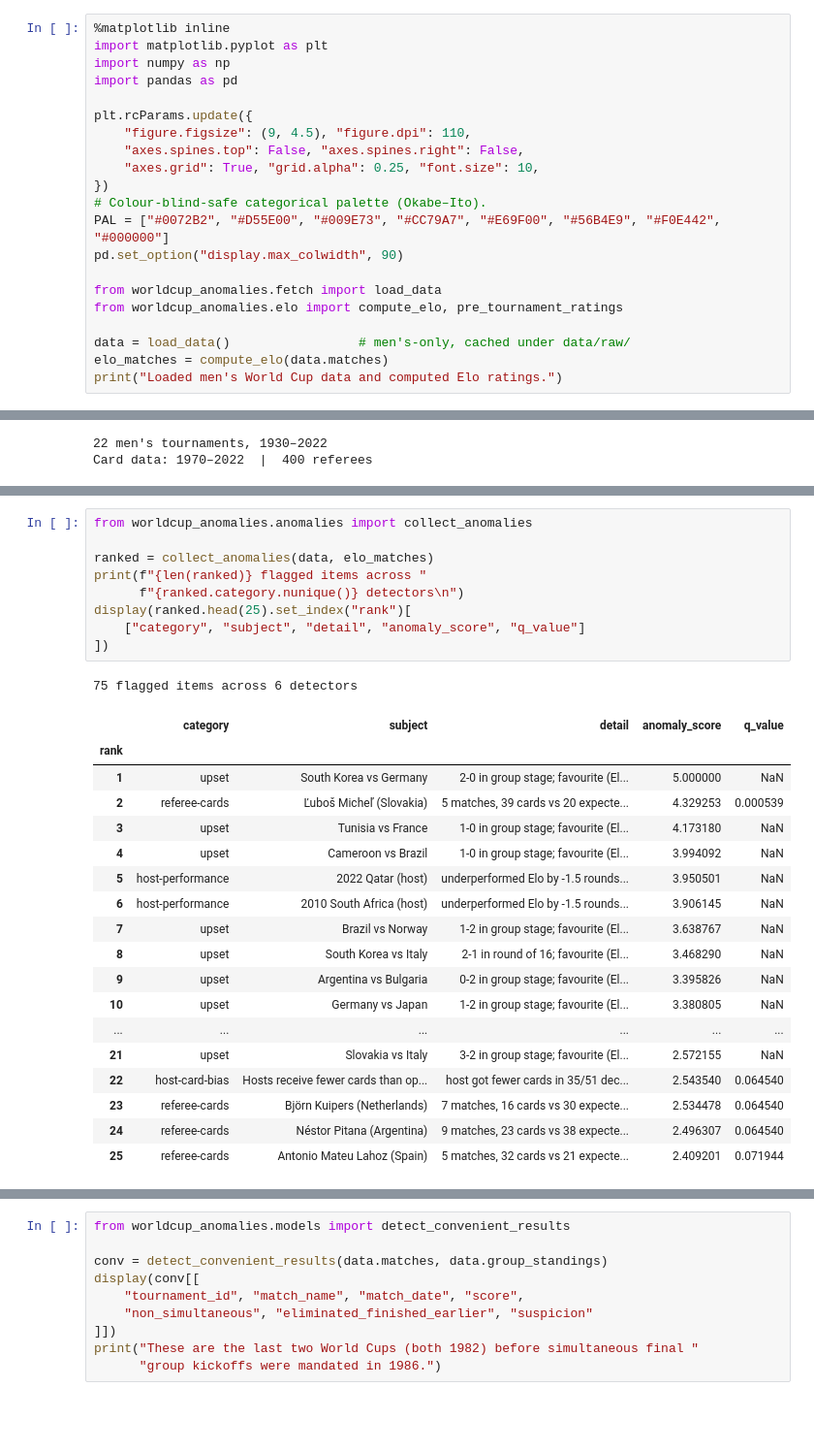
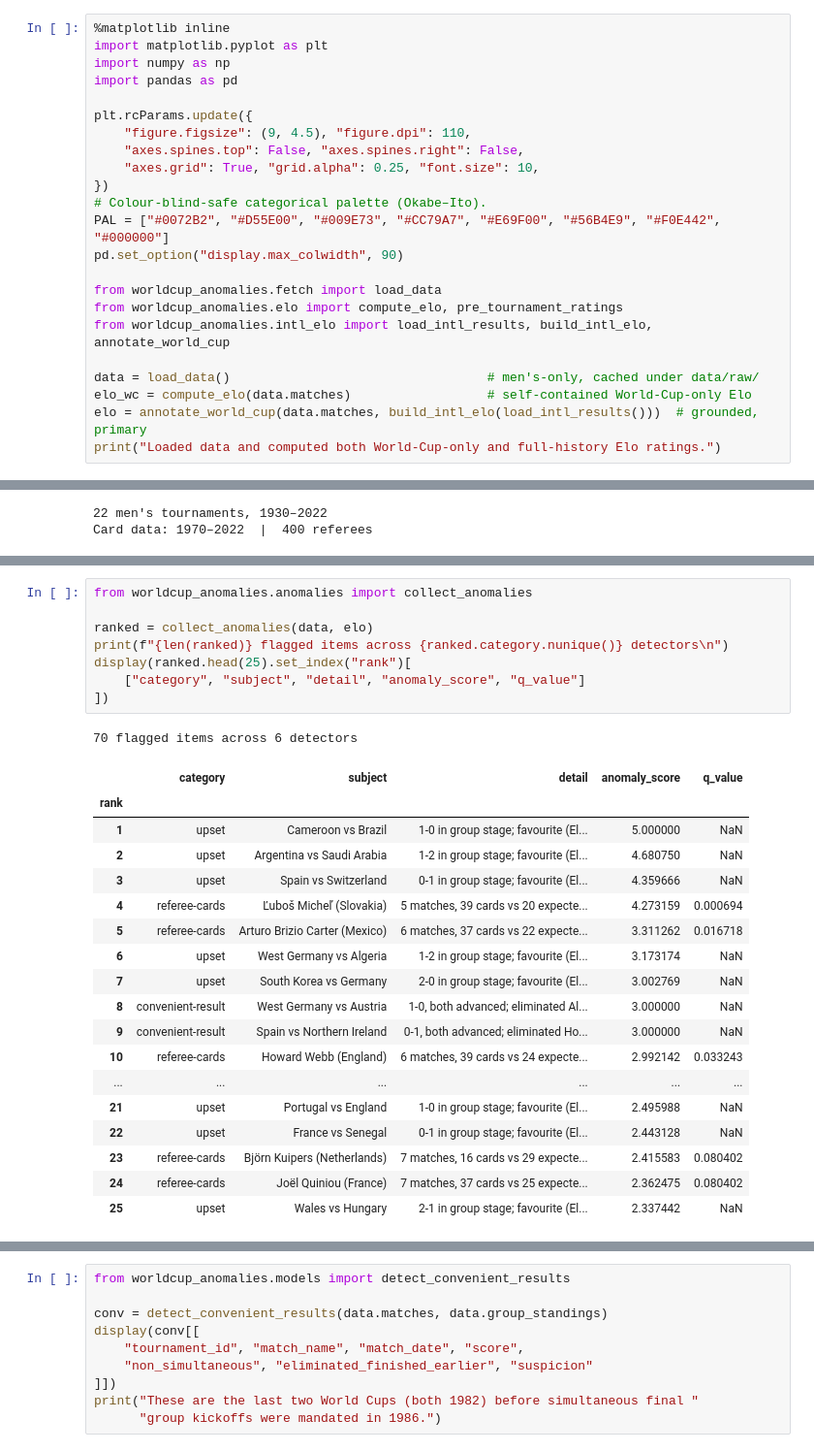
Before and after one commit to jorge-sader/worldcup-anomalies, a Jupyter notebook: notebooks/world_cup_irregularities.ipynb, the cells around one changed output, grey strips where cells are left out. Shown at 97% size. Drawn from its saved outputs; the diff is of its cells as text; blank space fills up the shorter version.

```diff
--- a/notebooks/world_cup_irregularities.ipynb
+++ b/notebooks/world_cup_irregularities.ipynb
@@ -33,8 +36,10 @@ pd.set_option("display.max_colwidth", 90)
 
 from worldcup_anomalies.fetch import load_data
 from worldcup_anomalies.elo import compute_elo, pre_tournament_ratings
+from worldcup_anomalies.intl_elo import load_intl_results, build_intl_elo, annotate_world_cup
 
-data = load_data()                 # men's-only, cached under data/raw/
-elo_matches = compute_elo(data.matches)
-print("Loaded men's World Cup data and computed Elo ratings.")
+data = load_data()                                  # men's-only, cached under data/raw/
+elo_wc = compute_elo(data.matches)                  # self-contained World-Cup-only Elo
+elo = annotate_world_cup(data.matches, build_intl_elo(load_intl_results()))  # grounded, primary
+print("Loaded data and computed both World-Cup-only and full-history Elo ratings.")
 # %% [output]
@@ -82,30 +128,29 @@ understand *why* each item was flagged.
 # %%
 from worldcup_anomalies.anomalies import collect_anomalies
 
-ranked = collect_anomalies(data, elo_matches)
-print(f"{len(ranked)} flagged items across "
-      f"{ranked.category.nunique()} detectors\n")
+ranked = collect_anomalies(data, elo)
+print(f"{len(ranked)} flagged items across {ranked.category.nunique()} detectors\n")
 display(ranked.head(25).set_index("rank")[
     ["category", "subject", "detail", "anomaly_score", "q_value"]
 ])
 # %% [output]
-75 flagged items across 6 detectors
+70 flagged items across 6 detectors
 |  | category | subject | detail | anomaly_score | q_value |
 | rank |  |  |  |  |  |
-| 1 | upset | South Korea vs Germany | 2-0 in group stage; favourite (El... | 5.000000 | NaN |
-| 2 | referee-cards | Ľuboš Micheľ (Slovakia) | 5 matches, 39 cards vs 20 expecte... | 4.329253 | 0.000539 |
-| 3 | upset | Tunisia vs France | 1-0 in group stage; favourite (El... | 4.173180 | NaN |
-| 4 | upset | Cameroon vs Brazil | 1-0 in group stage; favourite (El... | 3.994092 | NaN |
-| 5 | host-performance | 2022 Qatar (host) | underperformed Elo by -1.5 rounds... | 3.950501 | NaN |
-| 6 | host-performance | 2010 South Africa (host) | underperformed Elo by -1.5 rounds... | 3.906145 | NaN |
-| 7 | upset | Brazil vs Norway | 1-2 in group stage; favourite (El... | 3.638767 | NaN |
-| 8 | upset | South Korea vs Italy | 2-1 in round of 16; favourite (El... | 3.468290 | NaN |
-| 9 | upset | Argentina vs Bulgaria | 0-2 in group stage; favourite (El... | 3.395826 | NaN |
-| 10 | upset | Germany vs Japan | 1-2 in group stage; favourite (El... | 3.380805 | NaN |
+| 1 | upset | Cameroon vs Brazil | 1-0 in group stage; favourite (El... | 5.000000 | NaN |
+| 2 | upset | Argentina vs Saudi Arabia | 1-2 in group stage; favourite (El... | 4.680750 | NaN |
+| 3 | upset | Spain vs Switzerland | 0-1 in group stage; favourite (El... | 4.359666 | NaN |
+| 4 | referee-cards | Ľuboš Micheľ (Slovakia) | 5 matches, 39 cards vs 20 expecte... | 4.273159 | 0.000694 |
+| 5 | referee-cards | Arturo Brizio Carter (Mexico) | 6 matches, 37 cards vs 22 expecte... | 3.311262 | 0.016718 |
+| 6 | upset | West Germany vs Algeria | 1-2 in group stage; favourite (El... | 3.173174 | NaN |
+| 7 | upset | South Korea vs Germany | 2-0 in group stage; favourite (El... | 3.002769 | NaN |
+| 8 | convenient-result | West Germany vs Austria | 1-0, both advanced; eliminated Al... | 3.000000 | NaN |
+| 9 | convenient-result | Spain vs Northern Ireland | 0-1, both advanced; eliminated Ho... | 3.000000 | NaN |
+| 10 | referee-cards | Howard Webb (England) | 6 matches, 39 cards vs 24 expecte... | 2.992142 | 0.033243 |
 | ... | ... | ... | ... | ... | ... |
-| 21 | upset | Slovakia vs Italy | 3-2 in group stage; favourite (El... | 2.572155 | NaN |
-| 22 | host-card-bias | Hosts receive fewer cards than op... | host got fewer cards in 35/51 dec... | 2.543540 | 0.064540 |
-| 23 | referee-cards | Björn Kuipers (Netherlands) | 7 matches, 16 cards vs 30 expecte... | 2.534478 | 0.064540 |
-| 24 | referee-cards | Néstor Pitana (Argentina) | 9 matches, 23 cards vs 38 expecte... | 2.496307 | 0.064540 |
-| 25 | referee-cards | Antonio Mateu Lahoz (Spain) | 5 matches, 32 cards vs 21 expecte... | 2.409201 | 0.071944 |
+| 21 | upset | Portugal vs England | 1-0 in group stage; favourite (El... | 2.495988 | NaN |
+| 22 | upset | France vs Senegal | 0-1 in group stage; favourite (El... | 2.443128 | NaN |
+| 23 | referee-cards | Björn Kuipers (Netherlands) | 7 matches, 16 cards vs 29 expecte... | 2.415583 | 0.080402 |
+| 24 | referee-cards | Joël Quiniou (France) | 7 matches, 37 cards vs 25 expecte... | 2.362475 | 0.080402 |
+| 25 | upset | Wales vs Hungary | 2-1 in group stage; favourite (El... | 2.337442 | NaN |
 # %%
```
Also changed, not shown: parts of 22 cells of this notebook, 4 other files.
